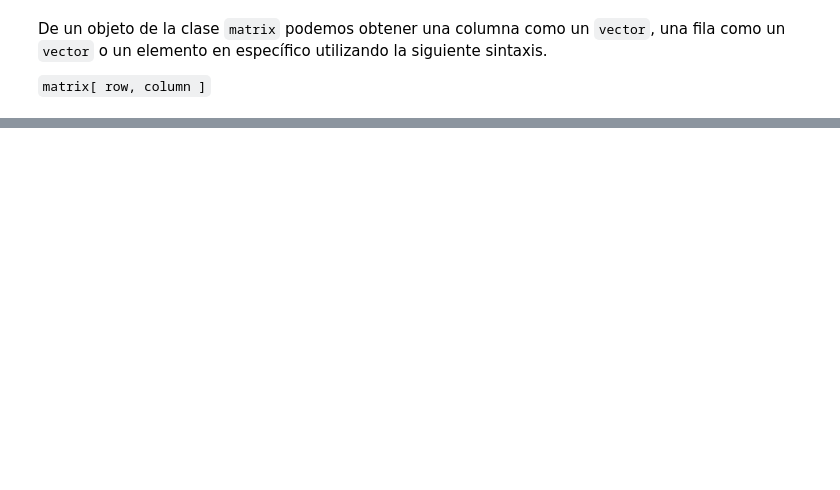
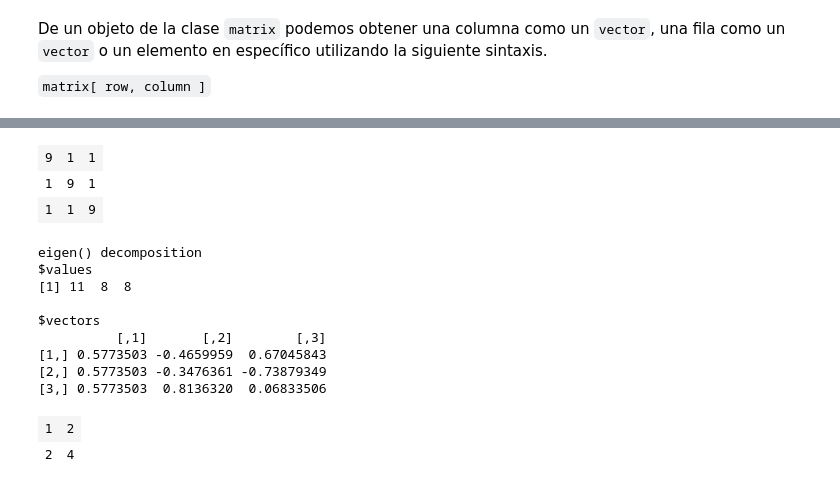
Before and after one commit to fvillena/matbio, a Jupyter notebook: 1-introduction.ipynb, the cells around one changed output, grey strips where cells are left out. Saved outputs shown, nothing was run; the diff lists cells and outputs as text; code cells hidden in the pictures; blank space fills up the shorter version.

```diff
--- a/1-introduction.ipynb
+++ b/1-introduction.ipynb
@@ -268,0 +366,24 @@ the_matrix[2,2]
+# %%
+A= matrix(c(9,1,1,1,9,1,1,1,9),nrow=3,byrow=TRUE)
+A
+eigen(A)
+# %% [output]
+| 9 | 1 | 1 |
+| 1 | 9 | 1 |
+| 1 | 1 | 9 |
+eigen() decomposition
+$values
+[1] 11  8  8
+
+$vectors
+          [,1]       [,2]        [,3]
+[1,] 0.5773503 -0.4659959  0.67045843
+[2,] 0.5773503 -0.3476361 -0.73879349
+[3,] 0.5773503  0.8136320  0.06833506
+# %%
+# De la clase 6
+X= matrix(c(1,2,2,4),nrow=2,byrow = T)
+X
+# %% [output]
+| 1 | 2 |
+| 2 | 4 |
```
Also changed, not shown: parts of 33 cells of this notebook.
